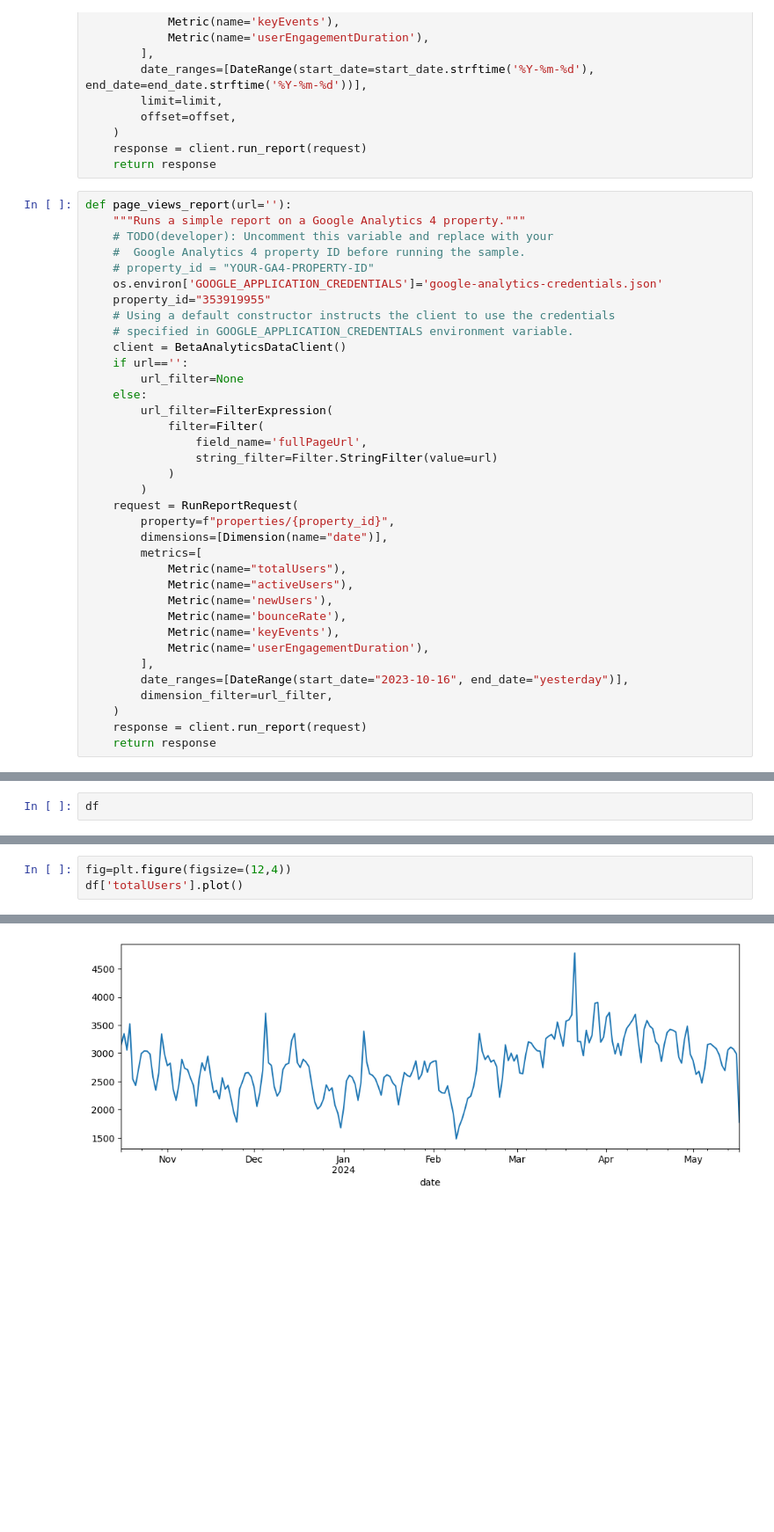
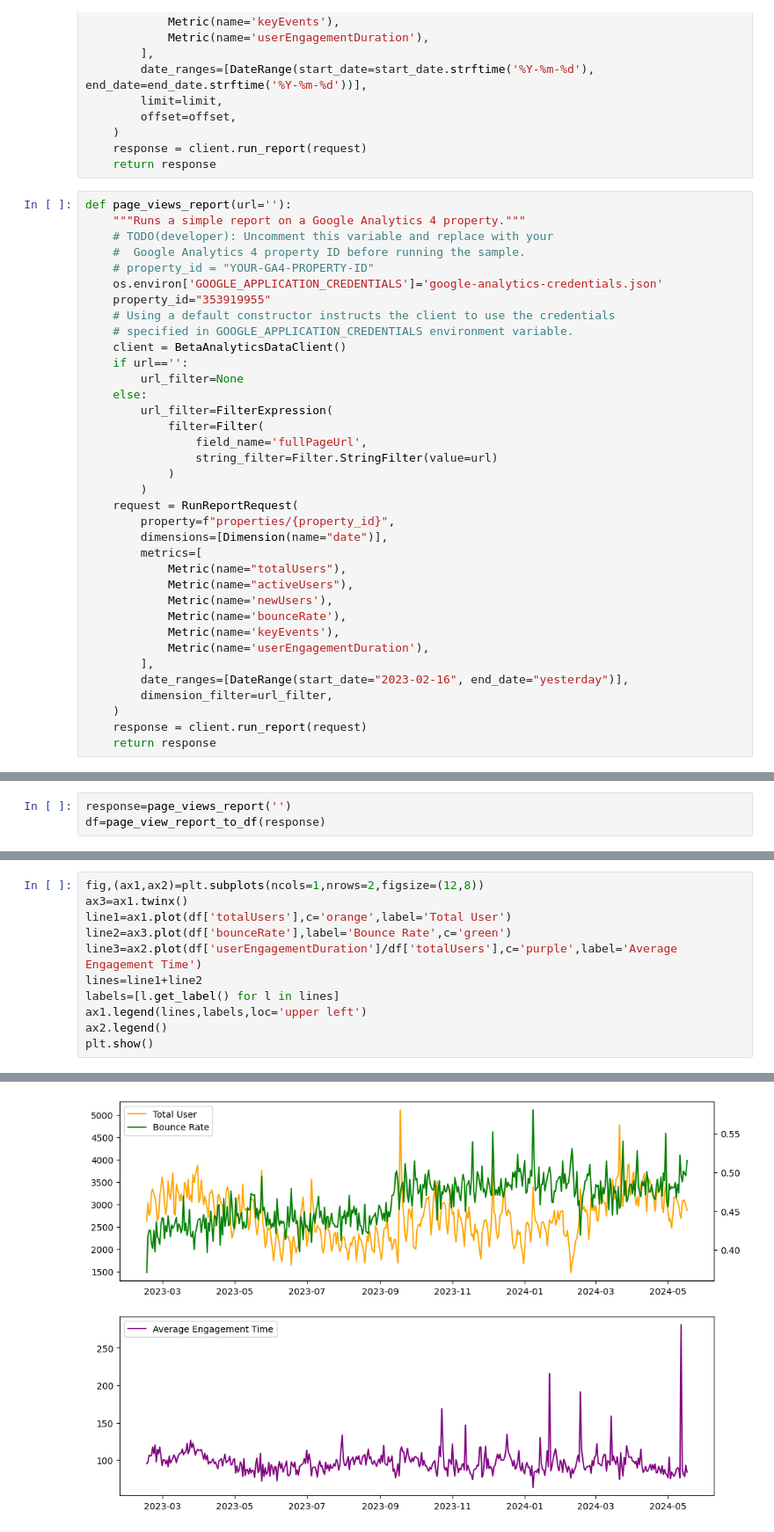
Before and after one commit to lucaslulucaslu/Data-Science-Practice-Projects, a Jupyter notebook: 17. Google Analytics 4 Data analysis/google analytics 4 API.ipynb, the cells around one changed output, grey strips where cells are left out. Shown at 88% size. Saved outputs shown, nothing was run; the diff lists cells and outputs as text; blank space fills up the shorter version.

```diff
--- a/17. Google Analytics 4 Data analysis/google analytics 4 API.ipynb
+++ b/17. Google Analytics 4 Data analysis/google analytics 4 API.ipynb
@@ -74,7 +74,7 @@ def page_views_report(url=''):
             Metric(name='keyEvents'),
             Metric(name='userEngagementDuration'),
         ],
-        date_ranges=[DateRange(start_date="2023-10-16", end_date="yesterday")],
+        date_ranges=[DateRange(start_date="2023-02-16", end_date="yesterday")],
         dimension_filter=url_filter,
     )
     response = client.run_report(request)
@@ -108,5 +108,6 @@ df['userEngagementDuration']=df['userEngagementDuration'].astype(int)
 # %%
-df
+response=page_views_report('')
+df=page_view_report_to_df(response)
 # %% [output]
 |  | totalUsers | activeUsers | newUsers | bounceRate | keyEvents | userEngagementDuration |
 | date |  |  |  |  |  |  |
@@ -125,4 +126,12 @@ df
 # %%
-fig=plt.figure(figsize=(12,4))
-df['totalUsers'].plot()
+fig,(ax1,ax2)=plt.subplots(ncols=1,nrows=2,figsize=(12,8))
+ax3=ax1.twinx()
+line1=ax1.plot(df['totalUsers'],c='orange',label='Total User')
+line2=ax3.plot(df['bounceRate'],label='Bounce Rate',c='green')
+line3=ax2.plot(df['userEngagementDuration']/df['totalUsers'],c='purple',label='Average Engagement Time')
+lines=line1+line2
+labels=[l.get_label() for l in lines]
+ax1.legend(lines,labels,loc='upper left')
+ax2.legend()
+plt.show()
 # %% [output]
@@ -130,2 +138,2 @@ df['totalUsers'].plot()
-[figure, old version]
+[figure, new version]
 # %%
```
Also changed, not shown: parts of 9 cells of this notebook, 1 other file.
